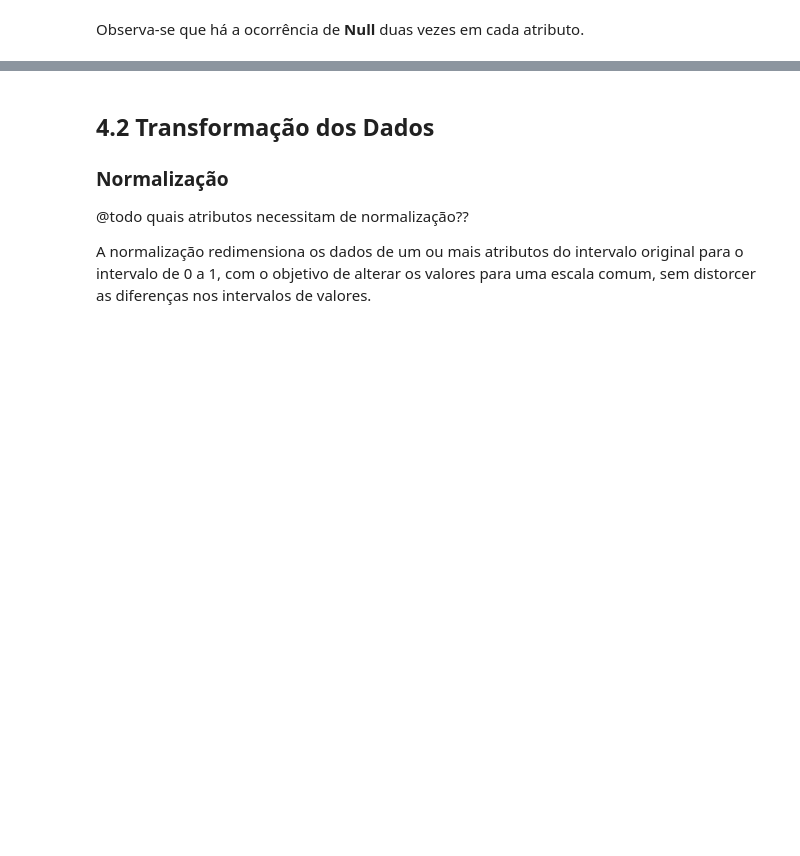
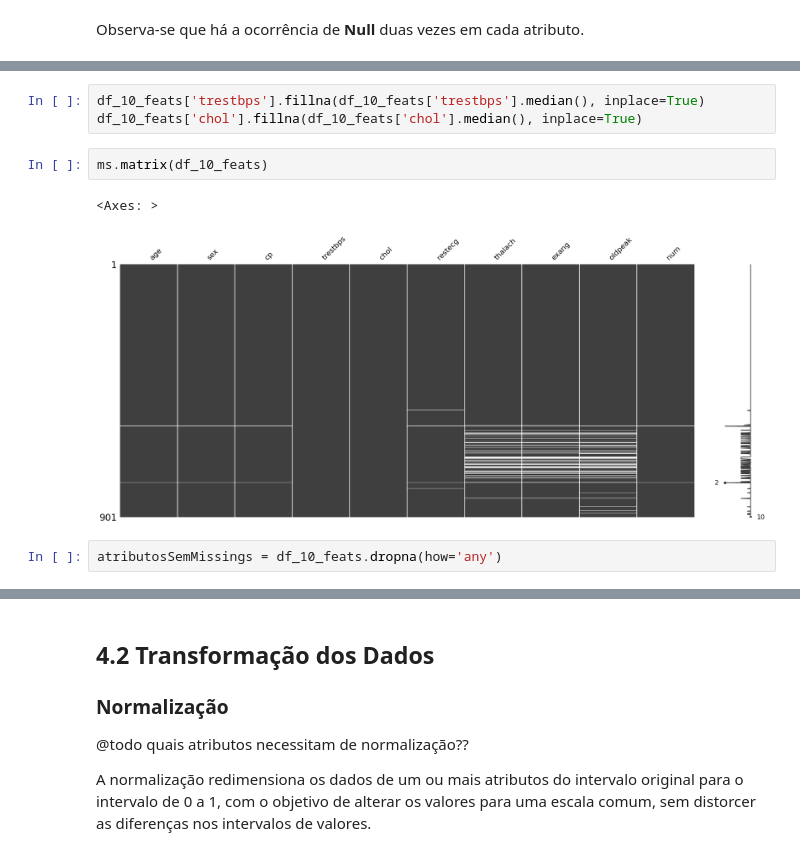
Before and after one commit to chicofreitas/puc-rio-mvp-heart-disease, a Jupyter notebook: colab/heart_diseases.ipynb, the cells around one changed output, grey strips where cells are left out. Saved outputs shown, nothing was run; the diff lists cells and outputs as text; blank space fills up the shorter version.

```diff
--- a/colab/heart_diseases.ipynb
+++ b/colab/heart_diseases.ipynb
@@ -853,0 +845,10 @@ ms.matrix(atributosSemMissings)
+# %%
+df_10_feats['trestbps'].fillna(df_10_feats['trestbps'].median(), inplace=True)
+df_10_feats['chol'].fillna(df_10_feats['chol'].median(), inplace=True)
+# %%
+ms.matrix(df_10_feats)
+# %% [output]
+<Axes: >
+[figure, added]
+# %%
+atributosSemMissings = df_10_feats.dropna(how='any')
```
Also changed, not shown: parts of 17 cells of this notebook.
